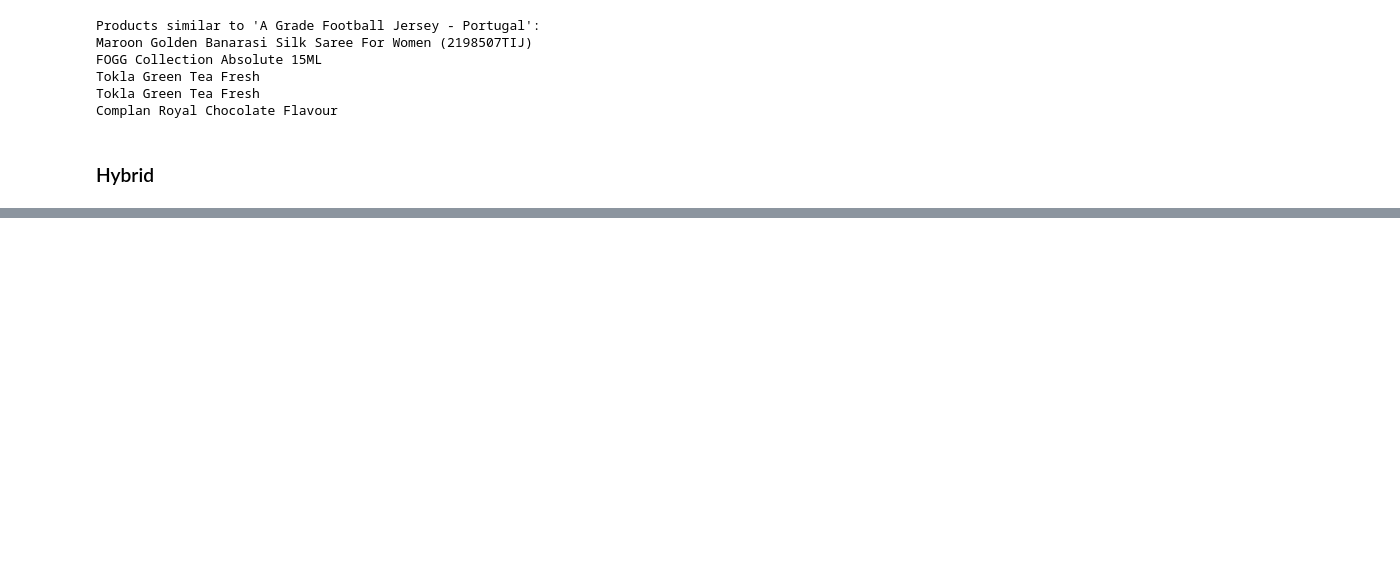
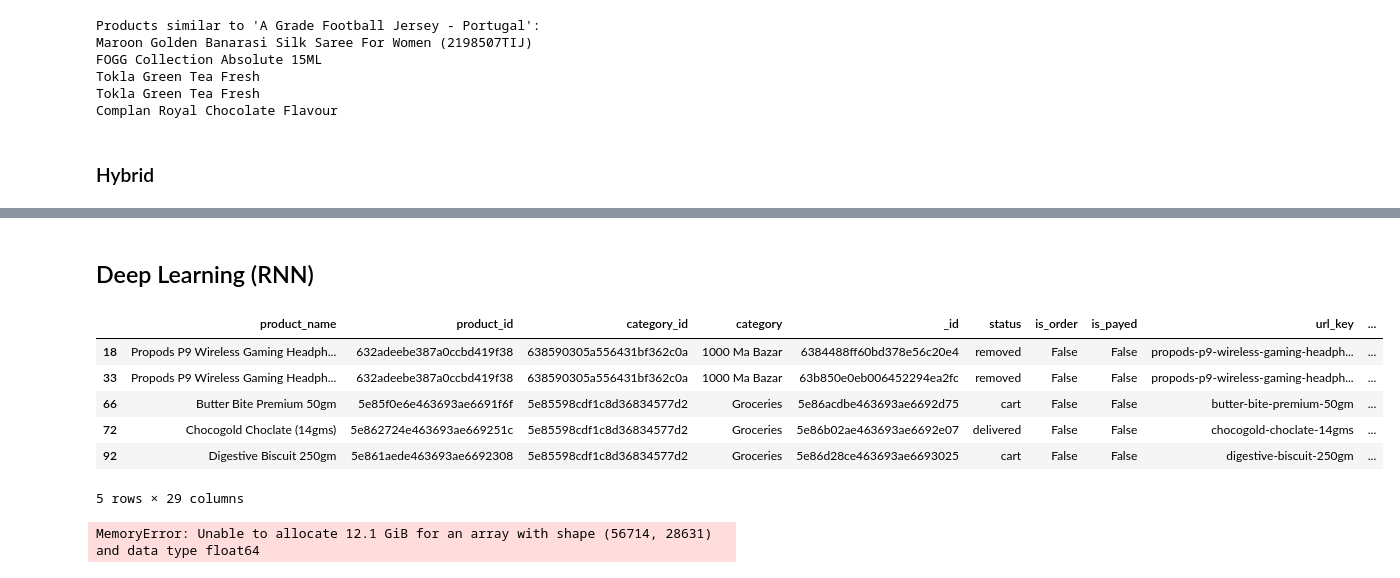
Before and after one commit to rajshrestha416/recommendation, a Jupyter notebook: Recommendation.ipynb, the cells around one changed output, grey strips where cells are left out. Saved outputs shown, nothing was run; the diff lists cells and outputs as text; code cells hidden in the pictures; blank space fills up the shorter version.

Commit message:
Deep Learning Approach RNN(LSTM & GRU)

```diff
--- a/Recommendation.ipynb
+++ b/Recommendation.ipynb
@@ -730,0 +771,2 @@ AttributeError: 'list' object has no attribute 'items'
+# %% [markdown]
+## Deep Learning (RNN)
@@ -730,0 +779,24 @@ AttributeError: 'list' object has no attribute 'items'
+# %%
+# Load data with Dask
+df_dask = dd.read_csv('cartItemsWithRating.csv')
+# %%
+# Process the data
+df_dask_cleaned = df_dask.dropna(subset=['customer_id', 'product_id', 'rating'])
+df_dask_cleaned['customer_id'] = df_dask_cleaned['customer_id'].astype(str)
+df_dask_cleaned['product_id'] = df_dask_cleaned['product_id'].astype(str)
+df_dask_cleaned = df_dask_cleaned.drop_duplicates(subset=['customer_id', 'product_id'], keep='last')
+# %%
+df_dask_cleaned.head()
+# %% [output]
+|  | product_name | product_id | category_id | category | _id | status | is_order | is_payed | url_key | ... |
+| 18 | Propods P9 Wireless Gaming Headph... | 632adeebe387a0ccbd419f38 | 638590305a556431bf362c0a | 1000 Ma Bazar | 6384488ff60bd378e56c20e4 | removed | False | False | propods-p9-wireless-gaming-headph... | ... |
+| 33 | Propods P9 Wireless Gaming Headph... | 632adeebe387a0ccbd419f38 | 638590305a556431bf362c0a | 1000 Ma Bazar | 63b850e0eb006452294ea2fc | removed | False | False | propods-p9-wireless-gaming-headph... | ... |
+| 66 | Butter Bite Premium 50gm | 5e85f0e6e463693ae6691f6f | 5e85598cdf1c8d36834577d2 | Groceries | 5e86acdbe463693ae6692d75 | cart | False | False | butter-bite-premium-50gm | ... |
+| 72 | Chocogold Choclate (14gms) | 5e862724e463693ae669251c | 5e85598cdf1c8d36834577d2 | Groceries | 5e86b02ae463693ae6692e07 | delivered | False | False | chocogold-choclate-14gms | ... |
+| 92 | Digestive Biscuit 250gm | 5e861aede463693ae6692308 | 5e85598cdf1c8d36834577d2 | Groceries | 5e86d28ce463693ae6693025 | cart | False | False | digestive-biscuit-250gm | ... |
+5 rows × 29 columns
+# %%
+# Compute the user-item matrix
+user_item_matrix = df_dask_cleaned.compute().pivot(index='customer_id', columns='product_id', values='rating')
+# %% [output]
+MemoryError: Unable to allocate 12.1 GiB for an array with shape (56714, 28631) and data type float64
```
Also changed, not shown: parts of 21 cells of this notebook, 1 other file.
